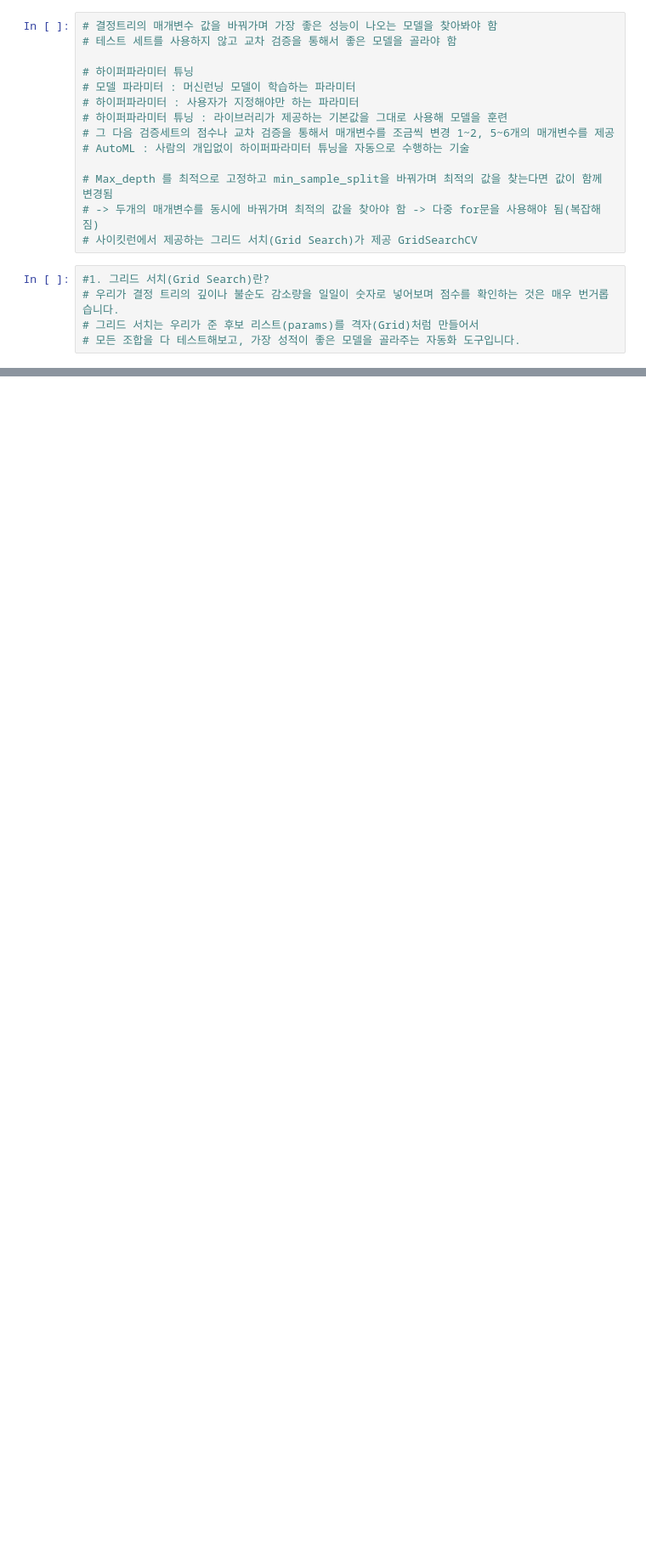
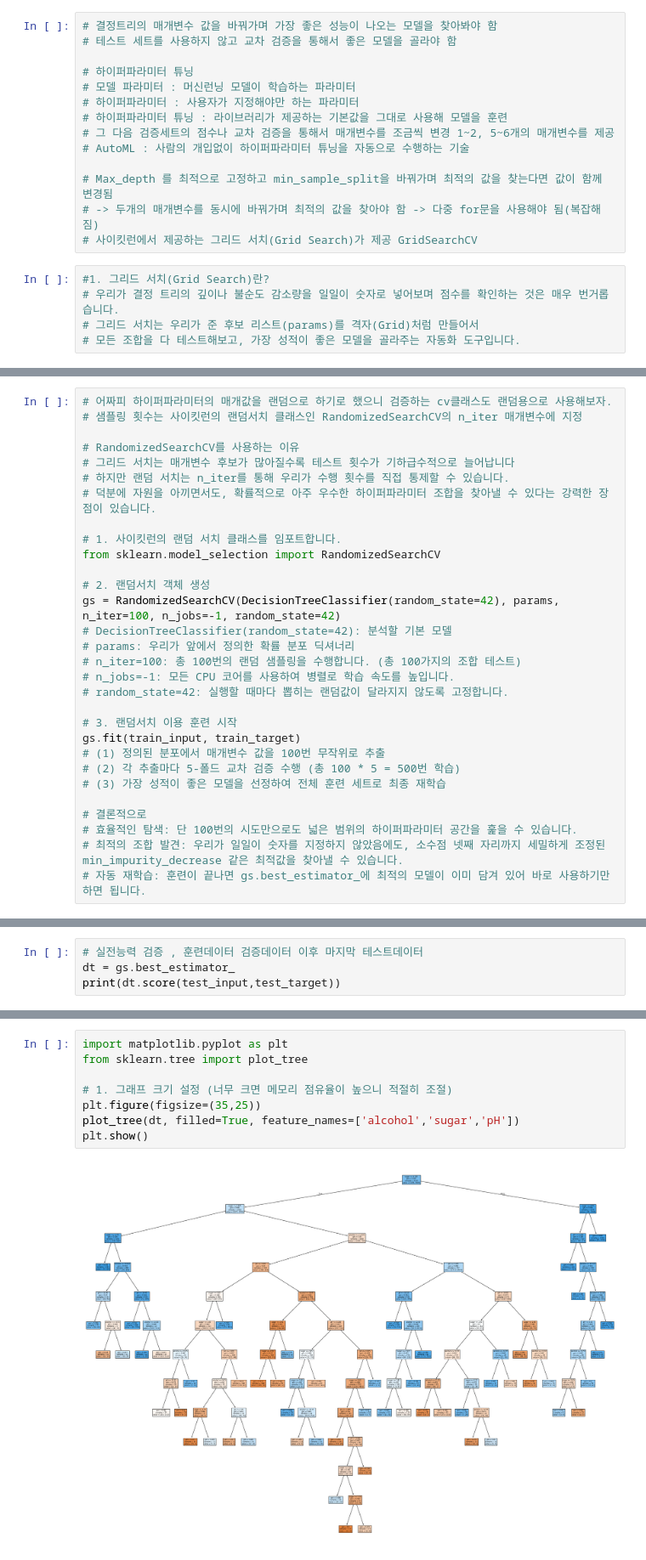
Before and after one commit to ji0-k/AI_26, a Jupyter notebook: 05_02_교차검증_그리드서치.ipynb, the cells around one changed output, grey strips where cells are left out. Shown at 85% size. Drawn from its saved outputs; the diff is of its cells as text; blank space fills up the shorter version.

```diff
--- a/05_02_교차검증_그리드서치.ipynb
+++ b/05_02_교차검증_그리드서치.ipynb
@@ -263,0 +373,30 @@ print(f"그리드 서치를 통해 찾은 최적의 모델의 정확도 : {gs.sc
+# %%
+# 어짜피 하이퍼파라미터의 매개값을 랜덤으로 하기로 했으니 검증하는 cv클래스도 랜덤용으로 사용해보자.
+# 샘플링 횟수는 사이킷런의 랜덤서치 클래스인 RandomizedSearchCV의 n_iter 매개변수에 지정
+
+# RandomizedSearchCV를 사용하는 이유
+# 그리드 서치는 매개변수 후보가 많아질수록 테스트 횟수가 기하급수적으로 늘어납니다
+# 하지만 랜덤 서치는 n_iter를 통해 우리가 수행 횟수를 직접 통제할 수 있습니다.
+# 덕분에 자원을 아끼면서도, 확률적으로 아주 우수한 하이퍼파라미터 조합을 찾아낼 수 있다는 강력한 장점이 있습니다.
+
+# 1. 사이킷런의 랜덤 서치 클래스를 임포트합니다.
+from sklearn.model_selection import RandomizedSearchCV
+
+# 2. 랜덤서치 객체 생성
+gs = RandomizedSearchCV(DecisionTreeClassifier(random_state=42), params, n_iter=100, n_jobs=-1, random_state=42)
+# DecisionTreeClassifier(random_state=42): 분석할 기본 모델
+# params: 우리가 앞에서 정의한 확률 분포 딕셔너리
+# n_iter=100: 총 100번의 랜덤 샘플링을 수행합니다. (총 100가지의 조합 테스트)
+# n_jobs=-1: 모든 CPU 코어를 사용하여 병렬로 학습 속도를 높입니다.
+# random_state=42: 실행할 때마다 뽑히는 랜덤값이 달라지지 않도록 고정합니다.
+
+# 3. 랜덤서치 이용 훈련 시작
+gs.fit(train_input, train_target)
+# (1) 정의된 분포에서 매개변수 값을 100번 무작위로 추출
+# (2) 각 추출마다 5-폴드 교차 검증 수행 (총 100 * 5 = 500번 학습)
+# (3) 가장 성적이 좋은 모델을 선정하여 전체 훈련 세트로 최종 재학습
+
+# 결론적으로
+# 효율적인 탐색: 단 100번의 시도만으로도 넓은 범위의 하이퍼파라미터 공간을 훑을 수 있습니다.
+# 최적의 조합 발견: 우리가 일일이 숫자를 지정하지 않았음에도, 소수점 넷째 자리까지 세밀하게 조정된 min_impurity_decrease 같은 최적값을 찾아낼 수 있습니다.
+# 자동 재학습: 훈련이 끝나면 gs.best_estimator_에 최적의 모델이 이미 담겨 있어 바로 사용하기만 하면 됩니다.
@@ -263,0 +424,4 @@ print(f"그리드 서치를 통해 찾은 최적의 모델의 정확도 : {gs.sc
+# %%
+# 실전능력 검증 , 훈련데이터 검증데이터 이후 마지막 테스트데이터
+dt = gs.best_estimator_
+print(dt.score(test_input,test_target))
@@ -263,0 +430,10 @@ print(f"그리드 서치를 통해 찾은 최적의 모델의 정확도 : {gs.sc
+# %%
+import matplotlib.pyplot as plt
+from sklearn.tree import plot_tree
+
+# 1. 그래프 크기 설정 (너무 크면 메모리 점유율이 높으니 적절히 조절)
+plt.figure(figsize=(35,25))
+plot_tree(dt, filled=True, feature_names=['alcohol','sugar','pH'])
+plt.show()
+# %% [output]
+[figure, added]
```
Also changed, not shown: parts of 15 cells of this notebook.
